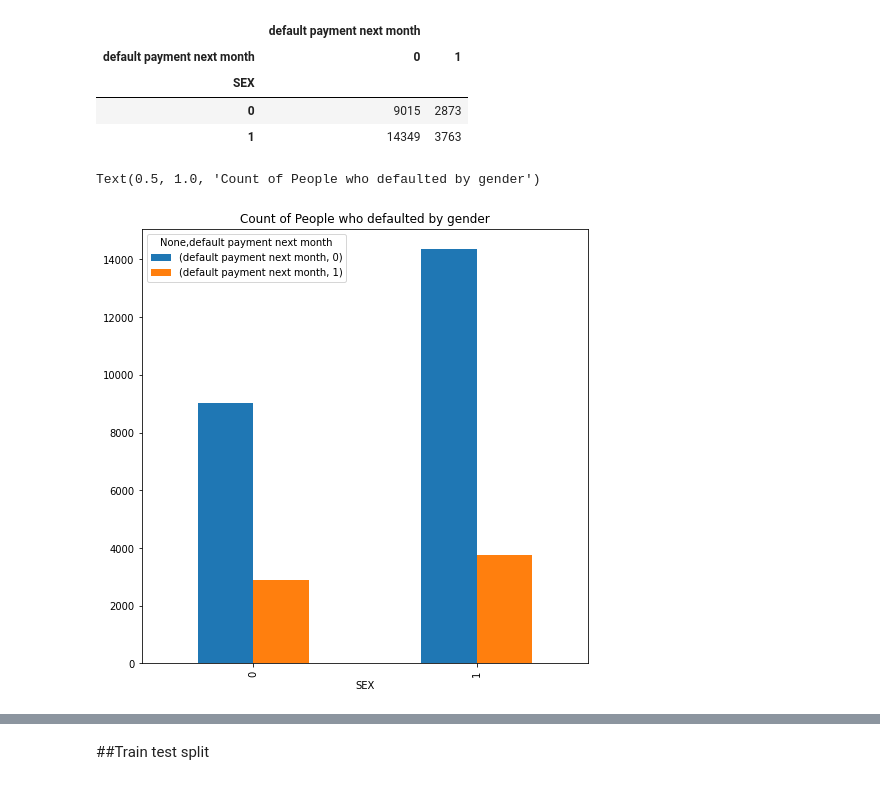
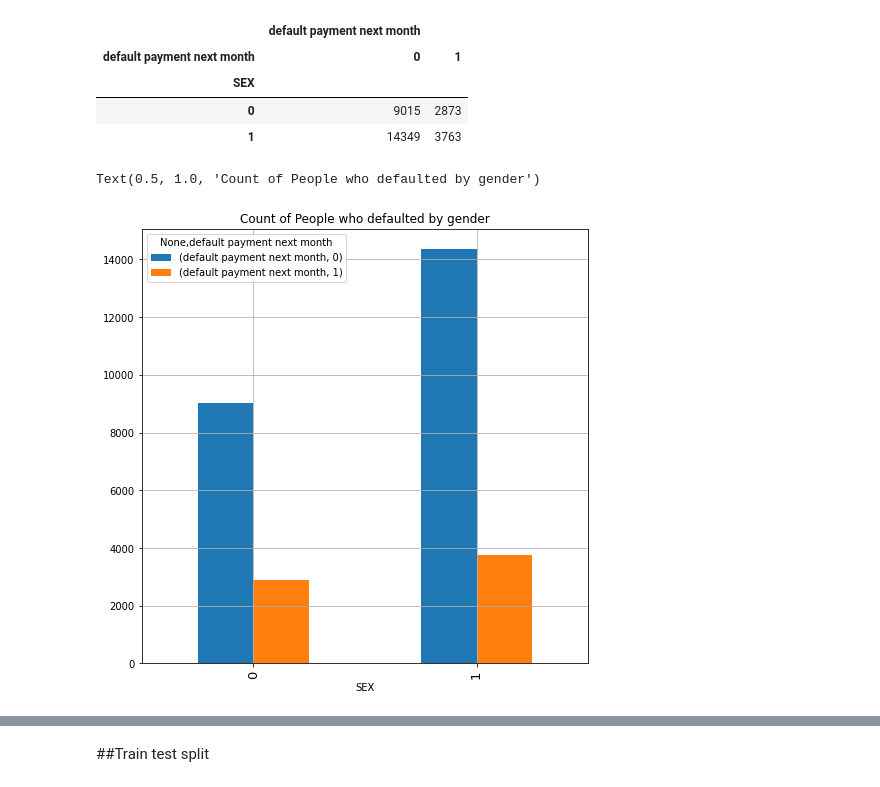
Before and after one commit to Rahul711sharma/Credit-Card-Default-, a Jupyter notebook: Credit_Card_Default.ipynb, the cells around one changed output, grey strips where cells are left out. Drawn from its saved outputs; the diff is of its cells as text; code cells hidden in the pictures.

```diff
--- a/Credit_Card_Default.ipynb
+++ b/Credit_Card_Default.ipynb
@@ -299,9 +337,9 @@ Default_by_gender
 | 0 | 9015 | 2873 |
 | 1 | 14349 | 3763 |
 # %%
-Default_by_gender.plot(kind='bar',y= ['default payment next month'],stacked=0,figsize=(8,8))
+Default_by_gender.plot(kind='bar',y= ['default payment next month'],stacked=0,figsize=(8,8),grid=1)
 
 plt.title('Count of People who defaulted by gender')
 # %% [output]
 Text(0.5, 1.0, 'Count of People who defaulted by gender')
-[figure, old version]
+[figure, new version]
```
Also changed, not shown: parts of 20 cells of this notebook.
